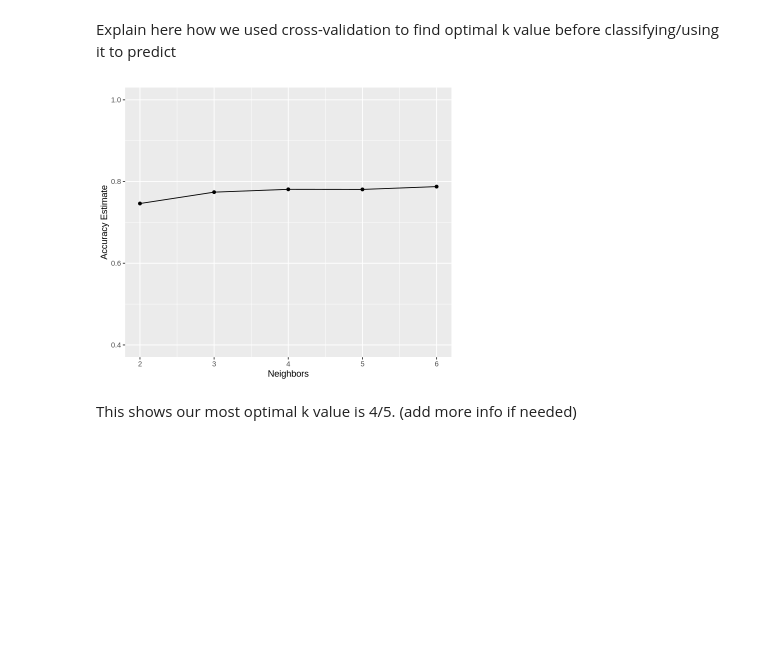
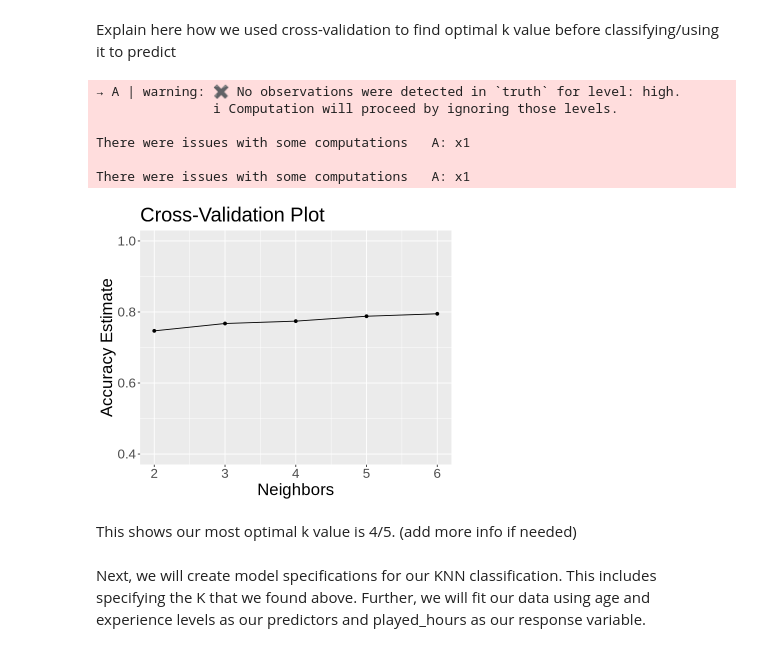
Before and after one commit to kathyythoi/dsci_project, a Jupyter notebook: finalprojectreoport.ipynb, the cells around one changed output. Cells and saved outputs as stored; diff of their text form; code cells hidden in the pictures; blank space fills up the shorter version.

Commit message:
finished knn classification
might still need a look over tho (mainly the visualization)

```diff
--- a/finalprojectreoport.ipynb
+++ b/finalprojectreoport.ipynb
@@ -262,32 +262,41 @@ Explain here how we used cross-validation to find optimal k value before classif
 # %%
 options(repr.plot.height = 5, repr.plot.width = 6)
 
 # your code here
 knn_spec_training <- nearest_neighbor(weight_func = "rectangular", neighbors = tune()) |>
     set_engine("kknn") |>
     set_mode("classification")
 
 k_values <- tibble(neighbors = seq(from = 2, to = 6, by = 1))
 
 training_vfold <- vfold_cv(players_train, v = 5, strat = played_hours_class)
 
 knn_training_results <- workflow() |>
        add_recipe(players_recipe) |>
        add_model(knn_spec_training) |>
        tune_grid(resamples = training_vfold, grid = k_values) |>
        collect_metrics()
 
 training_accuracies <- knn_training_results |>
        filter(.metric == "accuracy")
 
 cross_val_plot <- ggplot(training_accuracies, aes(x = neighbors, y = mean))+
        geom_point() +
        geom_line() +
-       labs(x = "Neighbors", y = "Accuracy Estimate") +
+       labs(x = "Neighbors", y = "Accuracy Estimate", title = "Cross-Validation Plot") +
        scale_x_continuous(breaks = seq(0, 14, by = 1)) +
-       scale_y_continuous(limits = c(0.4, 1.0))
+       scale_y_continuous(limits = c(0.4, 1.0)) +
+       theme(text = element_text(size = 20))
 cross_val_plot
 # %% [output]
+→ A | warning: ✖ No observations were detected in `truth` for level: high.
+               ℹ Computation will proceed by ignoring those levels.
+
+There were issues with some computations   A: x1
+
+There were issues with some computations   A: x1
-[figure, old version]
+[figure, new version]
 # %% [markdown]
 This shows our most optimal k value is 4/5. (add more info if needed)
+# %% [markdown]
+Next, we will create model specifications for our KNN classification. This includes specifying the K that we found above. Further, we will fit our data using age and experience levels as our predictors and played_hours as our response variable.
```
Also changed, not shown: parts of 18 cells of this notebook.
